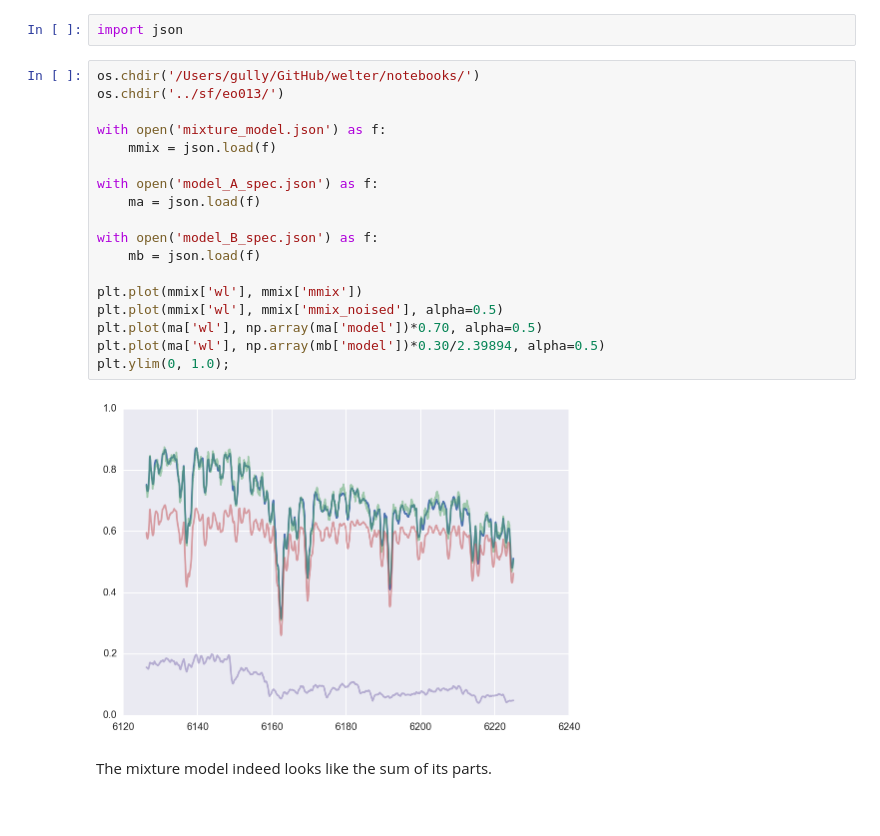
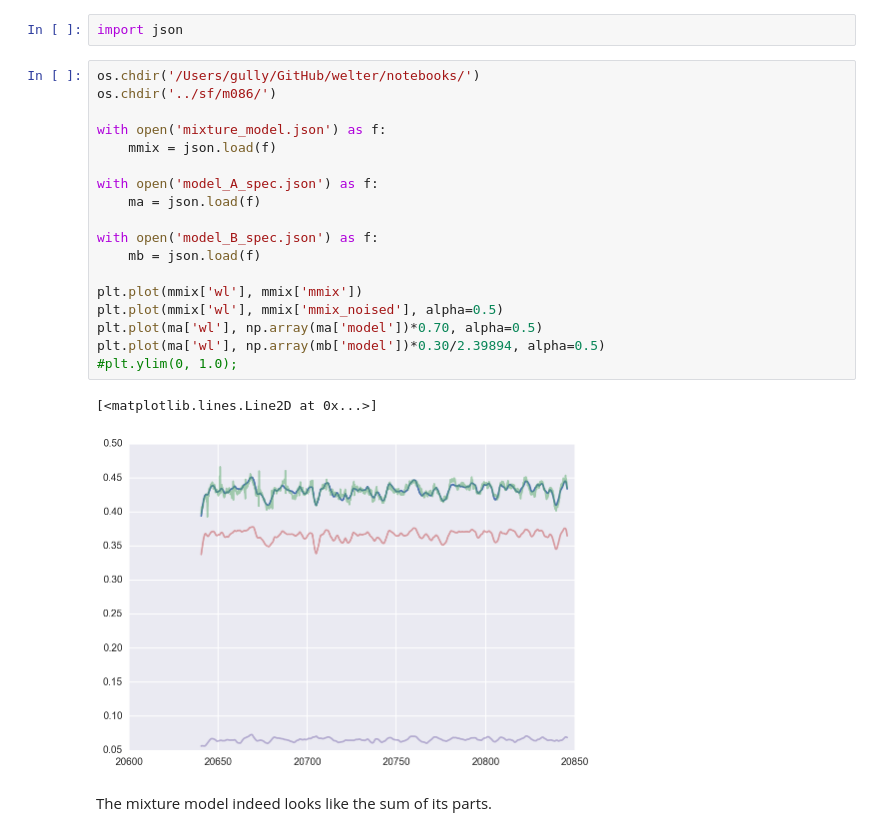
Before and after one commit to BrownDwarf/welter, a Jupyter notebook: notebooks/welter_issue009-04_spot_check_fake_data.ipynb, the cells around one changed output. Cells and saved outputs as stored; diff of their text form.

```diff
--- a/notebooks/welter_issue009-04_spot_check_fake_data.ipynb
+++ b/notebooks/welter_issue009-04_spot_check_fake_data.ipynb
@@ -26,24 +26,25 @@ import os
 import json
 # %%
 os.chdir('/Users/gully/GitHub/welter/notebooks/')
-os.chdir('../sf/eo013/')
+os.chdir('../sf/m086/')
 
 with open('mixture_model.json') as f:
     mmix = json.load(f)
 
 with open('model_A_spec.json') as f:
     ma = json.load(f)
 
 with open('model_B_spec.json') as f:
     mb = json.load(f)
 
 plt.plot(mmix['wl'], mmix['mmix'])
 plt.plot(mmix['wl'], mmix['mmix_noised'], alpha=0.5)
 plt.plot(ma['wl'], np.array(ma['model'])*0.70, alpha=0.5)
 plt.plot(ma['wl'], np.array(mb['model'])*0.30/2.39894, alpha=0.5)
-plt.ylim(0, 1.0);
+#plt.ylim(0, 1.0);
 # %% [output]
+[<matplotlib.lines.Line2D at 0x...>]
-[figure, old version]
+[figure, new version]
 # %% [markdown]
 The mixture model indeed looks like the sum of its parts.
 # %%
```
Also changed, not shown: 2 other files.
